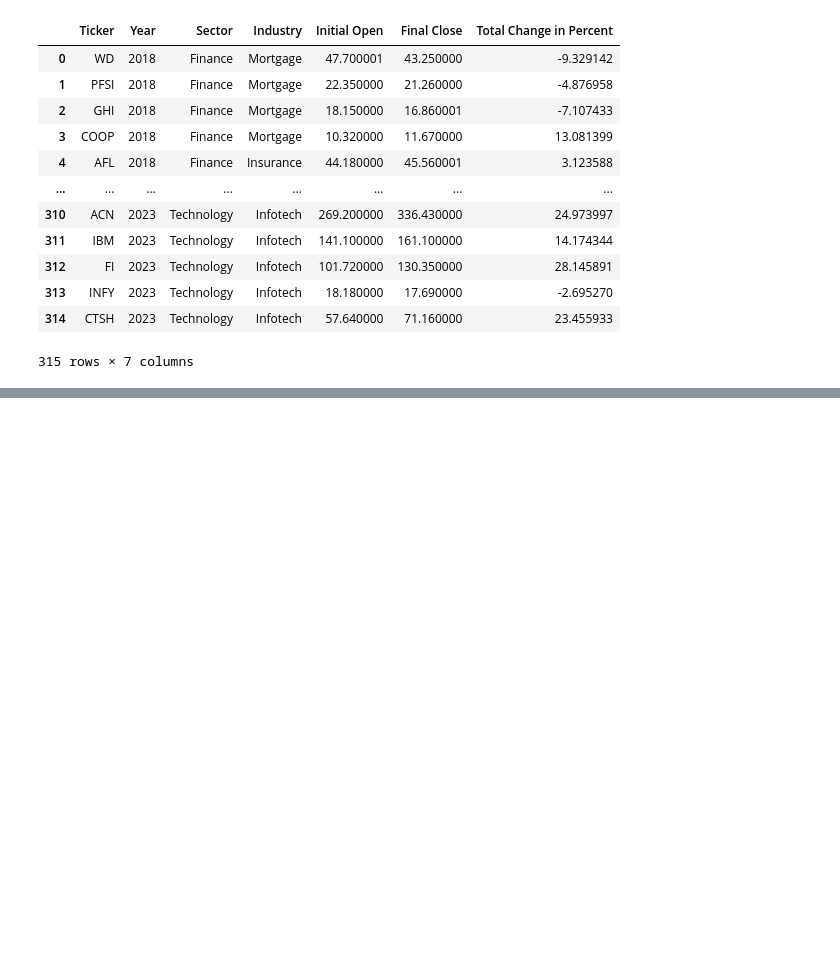
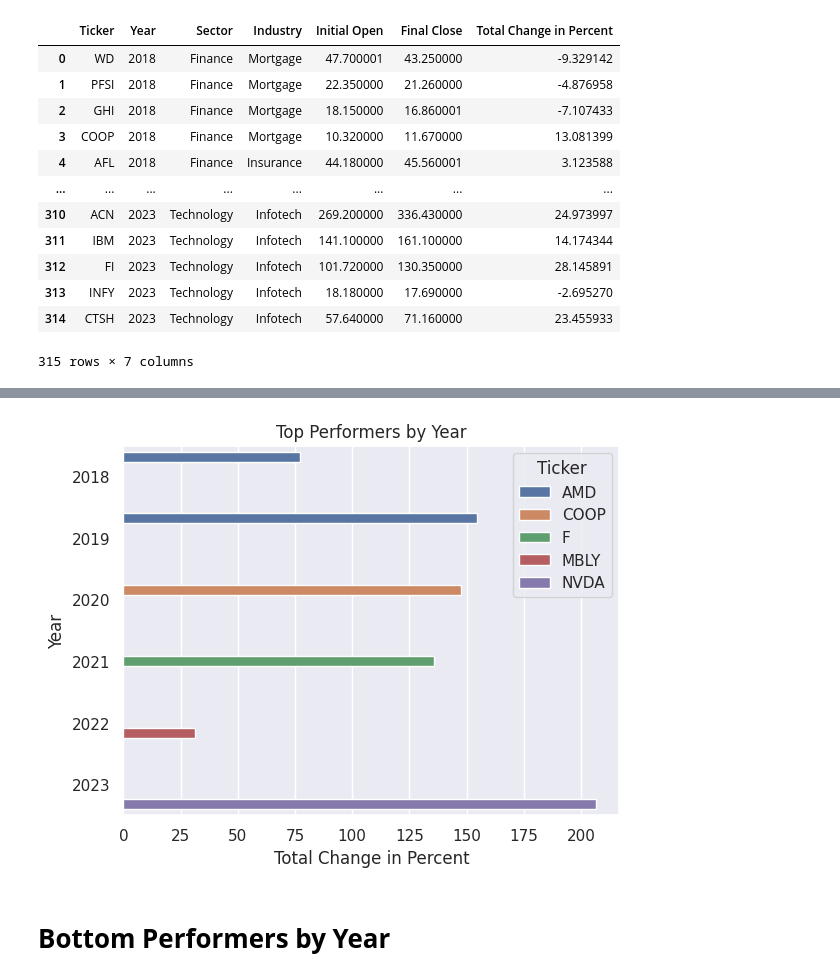
Before and after one commit to alisonands/Stock-Analysis, a Jupyter notebook: ExtractFinances/Main.ipynb, the cells around one changed output, grey strips where cells are left out. Drawn from its saved outputs; the diff is of its cells as text; code cells hidden in the pictures; blank space fills up the shorter version.

```diff
--- a/ExtractFinances/Main.ipynb
+++ b/ExtractFinances/Main.ipynb
@@ -271,0 +255,4 @@ Name: Total Change in Percent, dtype: float64
+# %%
+grouped_df1 = top_by_year.groupby(["Year"])["Total Change in Percent"].idxmax()
+best_by_year = top_by_year.iloc[grouped_df1, :]
+best_by_year
@@ -271,0 +267,7 @@ Name: Total Change in Percent, dtype: float64
+# %%
+sns.barplot(best_by_year, x = "Total Change in Percent", y="Year", orient="h", hue = "Ticker").set(title='Top Performers by Year')
+plt.show()
+# %% [output]
+[figure, added]
+# %% [markdown]
+# **Bottom Performers by Year**
```
Also changed, not shown: parts of 17 cells of this notebook.
